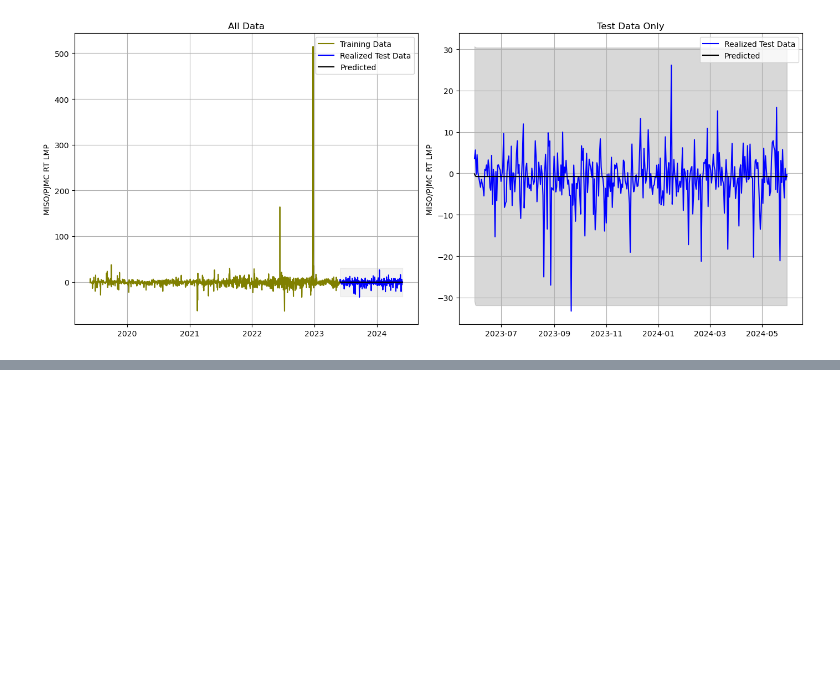
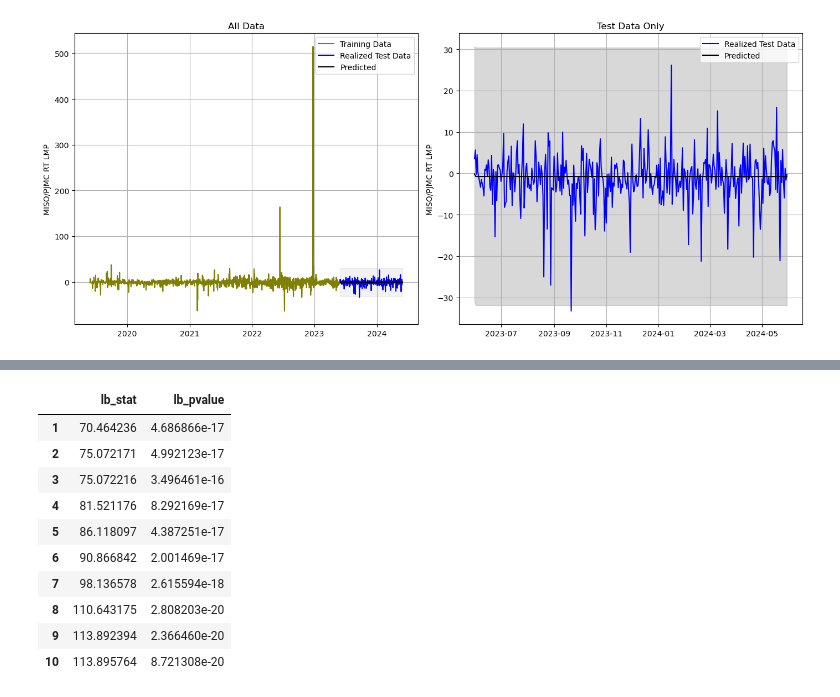
Before and after one commit to jaredandreatta/TimeSeriesJupyterBook, a Jupyter notebook: HW/_build/jupyter_execute/hw2.ipynb, the cells around one changed output, grey strips where cells are left out. Saved outputs shown, nothing was run; the diff lists cells and outputs as text; code cells hidden in the pictures; blank space fills up the shorter version.

```diff
--- a/HW/_build/jupyter_execute/hw2.ipynb
+++ b/HW/_build/jupyter_execute/hw2.ipynb
@@ -319,0 +282,18 @@ Warnings:
+# %%
+# Running an LJB Test on the OLS model with HAC errors
+hac_resid = ols_hac.resid
+
+ljb_test = acorr_ljungbox(hac_resid)
+ljb_test
+# %% [output]
+|  | lb_stat | lb_pvalue |
+| 1 | 70.464236 | 4.686866e-17 |
+| 2 | 75.072171 | 4.992123e-17 |
+| 3 | 75.072216 | 3.496461e-16 |
+| 4 | 81.521176 | 8.292169e-17 |
+| 5 | 86.118097 | 4.387251e-17 |
+| 6 | 90.866842 | 2.001469e-17 |
+| 7 | 98.136578 | 2.615594e-18 |
+| 8 | 110.643175 | 2.808203e-20 |
+| 9 | 113.892394 | 2.366460e-20 |
+| 10 | 113.895764 | 8.721308e-20 |
```
Also changed, not shown: parts of 16 cells of this notebook, 13 other files.
